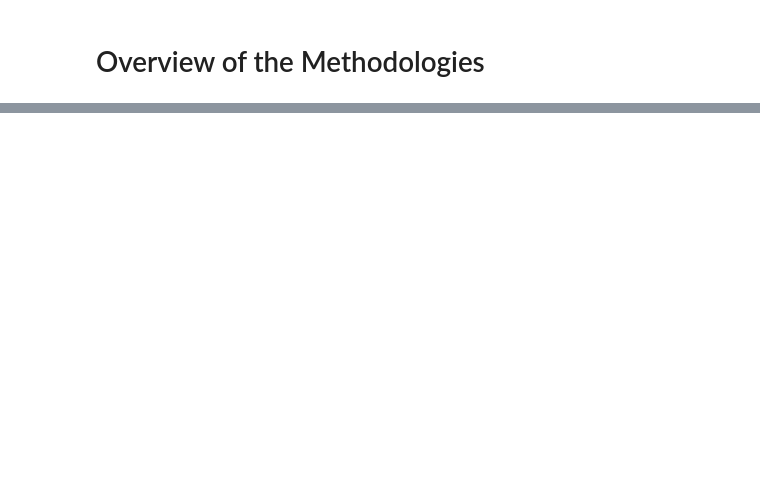
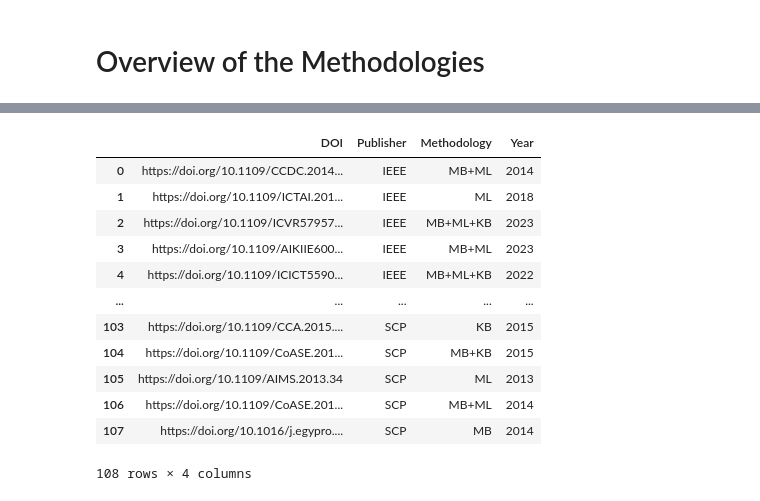
Before and after one commit to tuw-isab/reproducibility-analysis-ml-based-fdd-hvac, a Jupyter notebook: notebooks/meta_analysis.ipynb, the cells around one changed output, grey strips where cells are left out. Cells and saved outputs as stored; diff of their text form; code cells hidden in the pictures; blank space fills up the shorter version.

```diff
--- a/notebooks/meta_analysis.ipynb
+++ b/notebooks/meta_analysis.ipynb
@@ -15,3 +15,19 @@ Total Number of Articles: 104
+# %%
+data
+# %% [output]
+|  | DOI | Publisher | Methodology | Year |
+| 0 | https://doi.org/10.1109/CCDC.2014... | IEEE | MB+ML | 2014 |
+| 1 | https://doi.org/10.1109/ICTAI.201... | IEEE | ML | 2018 |
+| 2 | https://doi.org/10.1109/ICVR57957... | IEEE | MB+ML+KB | 2023 |
+| 3 | https://doi.org/10.1109/AIKIIE600... | IEEE | MB+ML | 2023 |
+| 4 | https://doi.org/10.1109/ICICT5590... | IEEE | MB+ML+KB | 2022 |
+| ... | ... | ... | ... | ... |
+| 103 | https://doi.org/10.1109/CCA.2015.... | SCP | KB | 2015 |
+| 104 | https://doi.org/10.1109/CoASE.201... | SCP | MB+KB | 2015 |
+| 105 | https://doi.org/10.1109/AIMS.2013.34 | SCP | ML | 2013 |
+| 106 | https://doi.org/10.1109/CoASE.201... | SCP | MB+ML | 2014 |
+| 107 | https://doi.org/10.1016/j.egypro.... | SCP | MB | 2014 |
+108 rows × 4 columns
 # %%
 # custom function to generate graph
 colors = ['lightgrey', 'mintcream', 'honeydew', 'peachpuff', 'lightsalmon', 'aliceblue']
```
Also changed, not shown: parts of 2 cells of this notebook, 1 other file.
